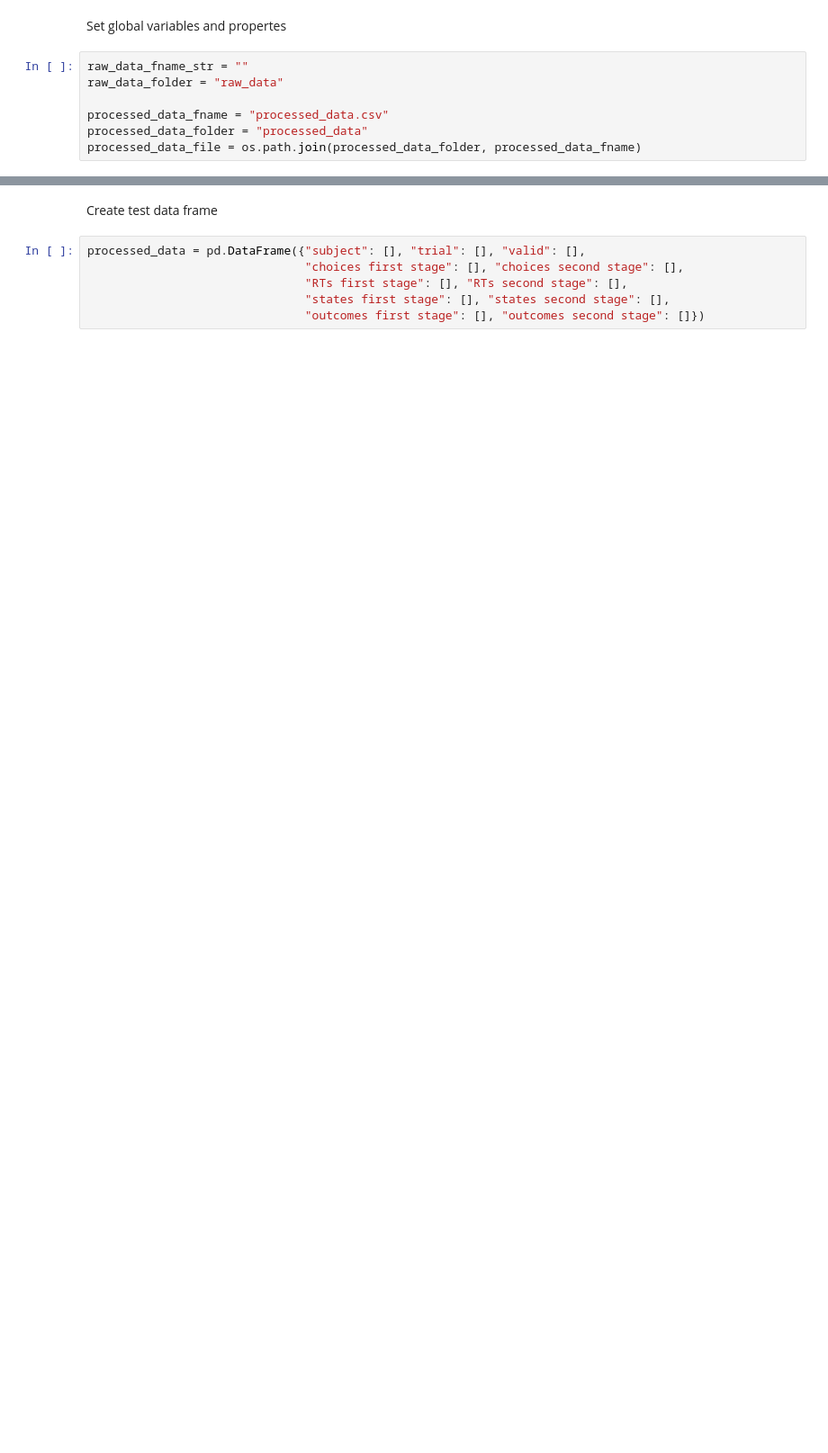
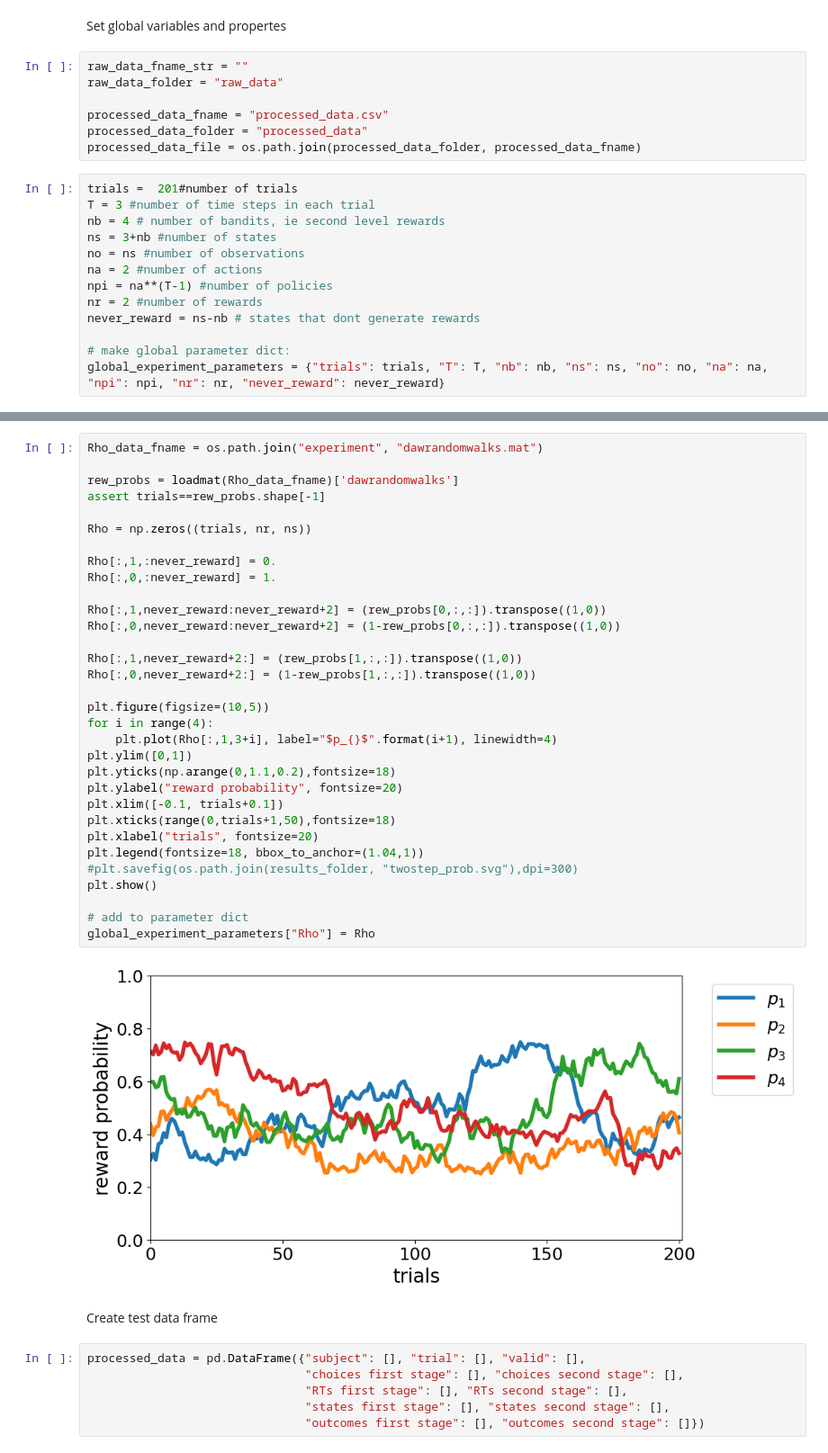
Before and after one commit to SSchwoebel/BayesianTwoStageTaskAnalysis, a Jupyter notebook: 1_preprocess_raw_data.ipynb, the cells around one changed output, grey strips where cells are left out. Shown at 90% size. Drawn from its saved outputs; the diff is of its cells as text; blank space fills up the shorter version.

Commit message:
reading in data and preprocessing

```diff
--- a/1_preprocess_raw_data.ipynb
+++ b/1_preprocess_raw_data.ipynb
@@ -21,3 +23,16 @@ raw_data_folder = "raw_data"
 processed_data_fname = "processed_data.csv"
 processed_data_folder = "processed_data"
 processed_data_file = os.path.join(processed_data_folder, processed_data_fname)
+# %%
+trials =  201#number of trials
+T = 3 #number of time steps in each trial
+nb = 4 # number of bandits, ie second level rewards
+ns = 3+nb #number of states
+no = ns #number of observations
+na = 2 #number of actions
+npi = na**(T-1) #number of policies
+nr = 2 #number of rewards
+never_reward = ns-nb # states that dont generate rewards
+
+# make global parameter dict:
+global_experiment_parameters = {"trials": trials, "T": T, "nb": nb, "ns": ns, "no": no, "na": na, "npi": npi, "nr": nr, "never_reward": never_reward}
@@ -24,3 +41,37 @@ processed_data_file = os.path.join(processed_data_folder, processed_data_fname)
+# %%
+Rho_data_fname = os.path.join("experiment", "dawrandomwalks.mat")
+
+rew_probs = loadmat(Rho_data_fname)['dawrandomwalks']
+assert trials==rew_probs.shape[-1]
+
+Rho = np.zeros((trials, nr, ns))
+
+Rho[:,1,:never_reward] = 0.
+Rho[:,0,:never_reward] = 1.
+
+Rho[:,1,never_reward:never_reward+2] = (rew_probs[0,:,:]).transpose((1,0))
+Rho[:,0,never_reward:never_reward+2] = (1-rew_probs[0,:,:]).transpose((1,0))
+
+Rho[:,1,never_reward+2:] = (rew_probs[1,:,:]).transpose((1,0))
+Rho[:,0,never_reward+2:] = (1-rew_probs[1,:,:]).transpose((1,0))
+
+plt.figure(figsize=(10,5))
+for i in range(4):
+    plt.plot(Rho[:,1,3+i], label="$p_{}$".format(i+1), linewidth=4)
+plt.ylim([0,1])
+plt.yticks(np.arange(0,1.1,0.2),fontsize=18)
+plt.ylabel("reward probability", fontsize=20)
+plt.xlim([-0.1, trials+0.1])
+plt.xticks(range(0,trials+1,50),fontsize=18)
+plt.xlabel("trials", fontsize=20)
+plt.legend(fontsize=18, bbox_to_anchor=(1.04,1))
+#plt.savefig(os.path.join(results_folder, "twostep_prob.svg"),dpi=300)
+plt.show()
+
+# add to parameter dict
+global_experiment_parameters["Rho"] = Rho
+# %% [output]
+[figure, added]
 # %% [markdown]
 Create test data frame
 # %%
```
Also changed, not shown: parts of 6 cells of this notebook.
